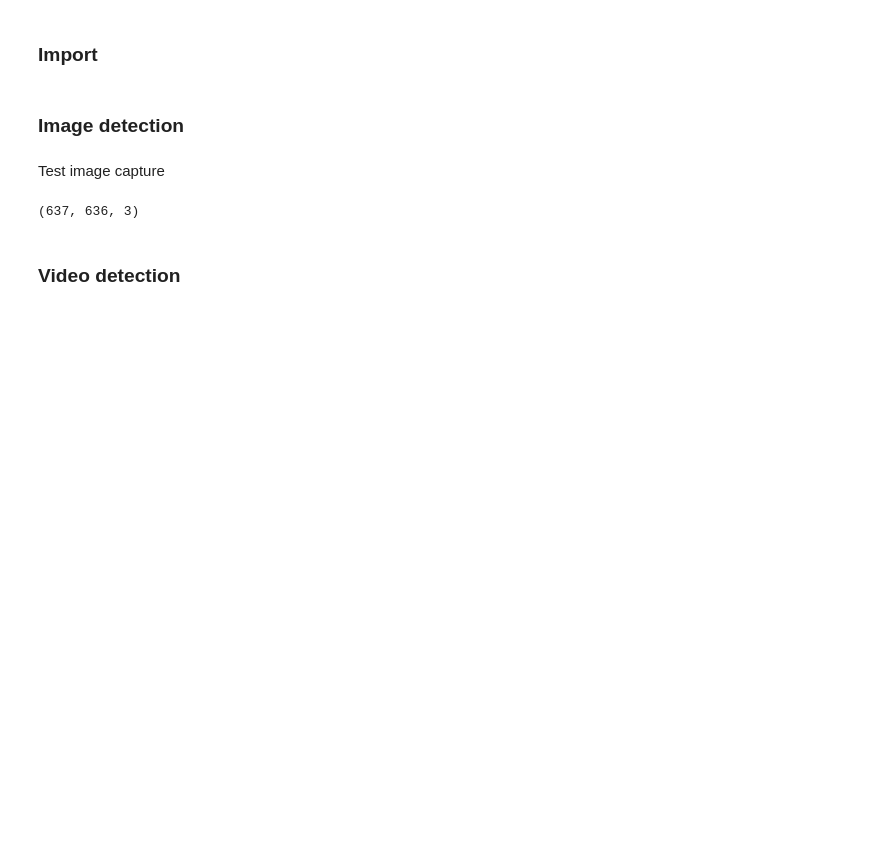
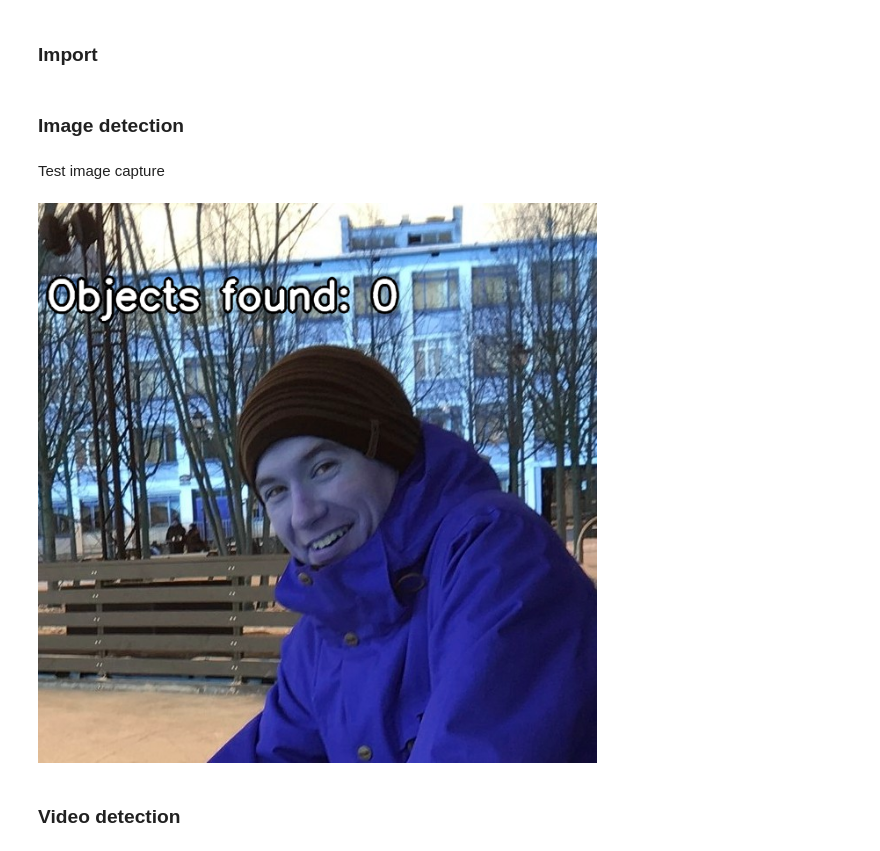
Before and after one commit to WhoKnowsWhoCares/ObjectDetection, a Jupyter notebook: notebooks/yolo4_cv2.ipynb, the cells around one changed output. Drawn from its saved outputs; the diff is of its cells as text; code cells hidden in the pictures; blank space fills up the shorter version.

```diff
--- a/notebooks/yolo4_cv2.ipynb
+++ b/notebooks/yolo4_cv2.ipynb
@@ -126,13 +127,12 @@ Test image capture
 # %%
 net = cv2.dnn.readNetFromDarknet("../models/yolov4-tiny.cfg",
                                     "../models/yolov4-tiny.weights")
 
 image = cv2.imread('../data/images/0je5b4V4MQ0_1.jpg')
 result = apply_yolo_object_detection(net, image)
+to_pil_image(result)
+# %% [output]
+[figure, added]
-# %%
-result.shape
-# %% [output]
-(637, 636, 3)
 # %% [markdown]
 ### Video detection
 # %%
```
Also changed, not shown: parts of 1 cell of this notebook, 5 other files.
